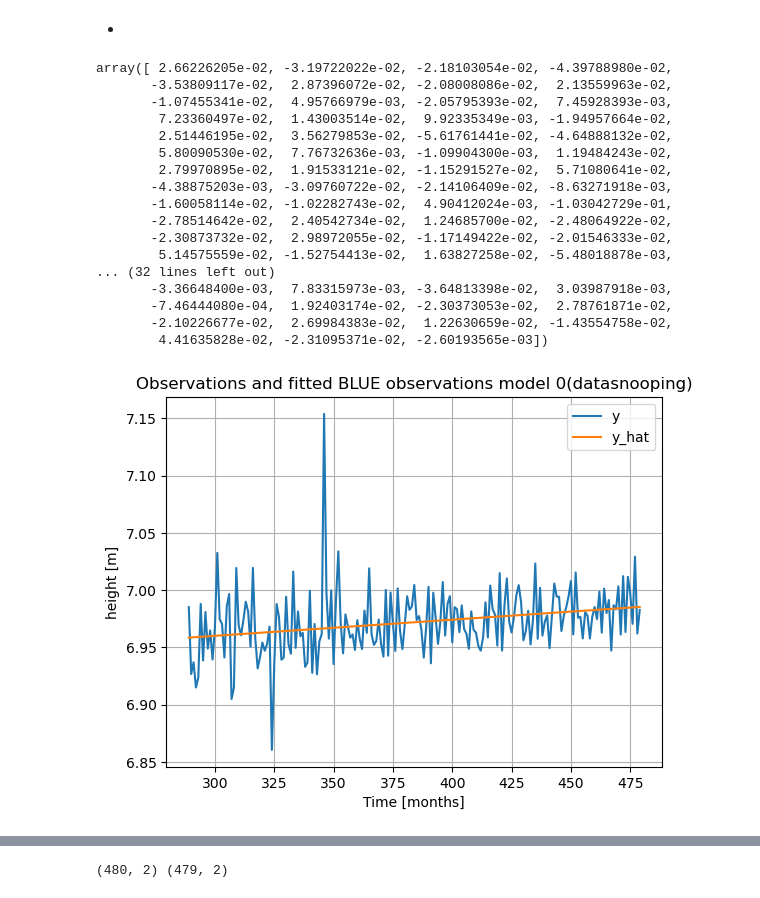
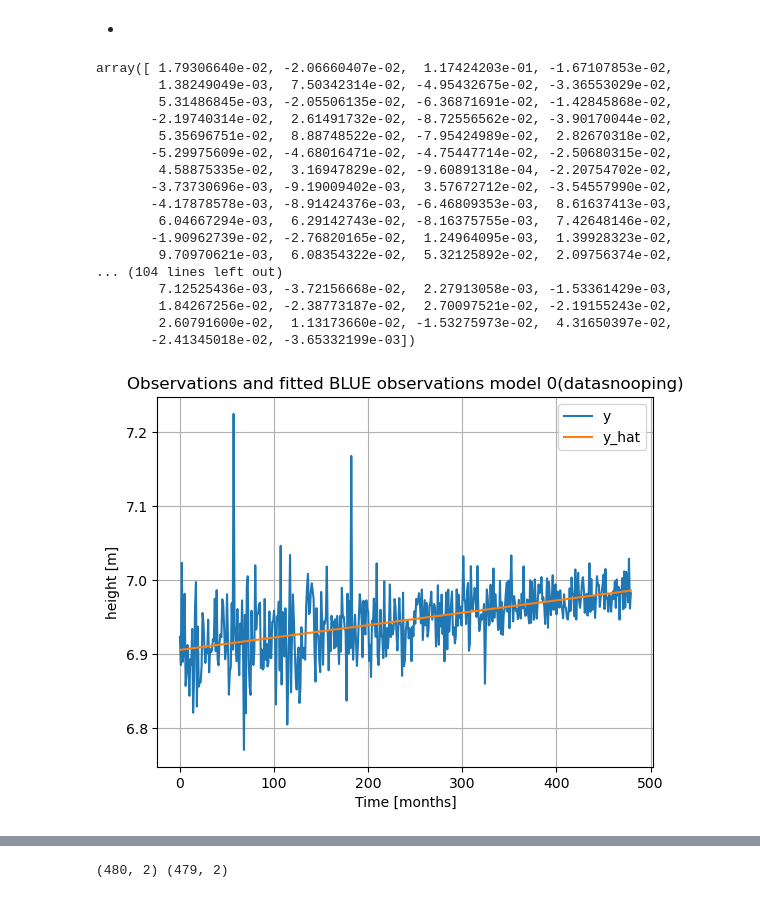
Before and after one commit to ICSlingerland/Geo-Data-Analysis, a Jupyter notebook: Unit-HoekvanHolland/Notebook 1.ipynb, the cells around one changed output, grey strips where cells are left out. Saved outputs shown, nothing was run; the diff lists cells and outputs as text; code cells hidden in the pictures.

Commit message:
redid_datasnooping

```diff
--- a/Unit-HoekvanHolland/Notebook 1.ipynb
+++ b/Unit-HoekvanHolland/Notebook 1.ipynb
@@ -817,3 +817,13 @@ T_q > critical value so H_0 is rejected
 [figure]
 [figure]
 [figure]
+# %%
+sigma_ei= np.diag(Q_ehat_out)**0.5
+
+w= e_out/sigma_ei  #eq on page 131 reader
+T_q= w**2  #eq on page 130 reader
+
+k = chi2.ppf(1 - alpha, df=1) #use chi2 distribution
+
+w_i=np.argmax(T_q[T_q < k]) #get the index of max value of T_q that is greater than k, so that i just take one value but the largest
+print(w_i)
@@ -892,23 +967,23 @@ def data_snooping(y_out,A0_out,t_out, e_out, Q_yy_out, y_hat_out, alpha):
 # %%
-y_out01, A0_out01,t_out,  e_out01, y_hat_out01, Q_yy_out01,T_q01, c201=data_snooping(y_out,A0,month_out, e_out, Q_yy_out, y_hat_out, alpha=0.01)
+y_out01, A0_out01,t_out01,  e_out01, y_hat_out01, Q_yy_out01,T_q01, c201=data_snooping(y_out,A0,month_out, e_out, Q_yy_out,Q_ehat_out, y_hat_out, alpha=0.01)
 # %%
-plot_result(y_out01, A0_out01, Q_yy_out01, t_out, 'model 0(datasnooping)')
+plot_result(y_out01, A0_out01, Q_yy_out01, t_out01, 'model 0(datasnooping)')
 # %% [output]
-array([ 2.66226205e-02, -3.19722022e-02, -2.18103054e-02, -4.39788980e-02,
-       -3.53809117e-02,  2.87396072e-02, -2.08008086e-02,  2.13559963e-02,
-       -1.07455341e-02,  4.95766979e-03, -2.05795393e-02,  7.45928393e-03,
-        7.23360497e-02,  1.43003514e-02,  9.92335349e-03, -1.94957664e-02,
-        2.51446195e-02,  3.56279853e-02, -5.61761441e-02, -4.64888132e-02,
-        5.80090530e-02,  7.76732636e-03, -1.09904300e-03,  1.19484243e-02,
-        2.79970895e-02,  1.91533121e-02, -1.15291527e-02,  5.71080641e-02,
-       -4.38875203e-03, -3.09760722e-02, -2.14106409e-02, -8.63271918e-03,
-       -1.60058114e-02, -1.02282743e-02,  4.90412024e-03, -1.03042729e-01,
-       -2.78514642e-02,  2.40542734e-02,  1.24685700e-02, -2.48064922e-02,
-       -2.30873732e-02,  2.98972055e-02, -1.17149422e-02, -2.01546333e-02,
-        5.14575559e-02, -1.52754413e-02,  1.63827258e-02, -5.48018878e-03,
-... (32 lines left out)
-       -3.36648400e-03,  7.83315973e-03, -3.64813398e-02,  3.03987918e-03,
-       -7.46444080e-04,  1.92403174e-02, -2.30373053e-02,  2.78761871e-02,
-       -2.10226677e-02,  2.69984383e-02,  1.22630659e-02, -1.43554758e-02,
-        4.41635828e-02, -2.31095371e-02, -2.60193565e-03])
+array([ 1.79306640e-02, -2.06660407e-02,  1.17424203e-01, -1.67107853e-02,
+        1.38249049e-03,  7.50342314e-02, -4.95432675e-02, -3.36553029e-02,
+        5.31486845e-03, -2.05506135e-02, -6.36871691e-02, -1.42845868e-02,
+       -2.19740314e-02,  2.61491732e-02, -8.72556562e-02, -3.90170044e-02,
+        5.35696751e-02,  8.88748522e-02, -7.95424989e-02,  2.82670318e-02,
+       -5.29975609e-02, -4.68016471e-02, -4.75447714e-02, -2.50680315e-02,
+        4.58875335e-02,  3.16947829e-02, -9.60891318e-04, -2.20754702e-02,
+       -3.73730696e-03, -9.19009402e-03,  3.57672712e-02, -3.54557990e-02,
+       -4.17878578e-03, -8.91424376e-03, -6.46809353e-03,  8.61637413e-03,
+        6.04667294e-03,  6.29142743e-02, -8.16375755e-03,  7.42648146e-02,
+       -1.90962739e-02, -2.76820165e-02,  1.24964095e-03,  1.39928323e-02,
+        9.70970621e-03,  6.08354322e-02,  5.32125892e-02,  2.09756374e-02,
+... (104 lines left out)
+        7.12525436e-03, -3.72156668e-02,  2.27913058e-03, -1.53361429e-03,
+        1.84267256e-02, -2.38773187e-02,  2.70097521e-02, -2.19155243e-02,
+        2.60791600e-02,  1.13173660e-02, -1.53275973e-02,  4.31650397e-02,
+       -2.41345018e-02, -3.65332199e-03])
-[figure, old version]
+[figure, new version]
```
Also changed, not shown: parts of 5 cells of this notebook.
